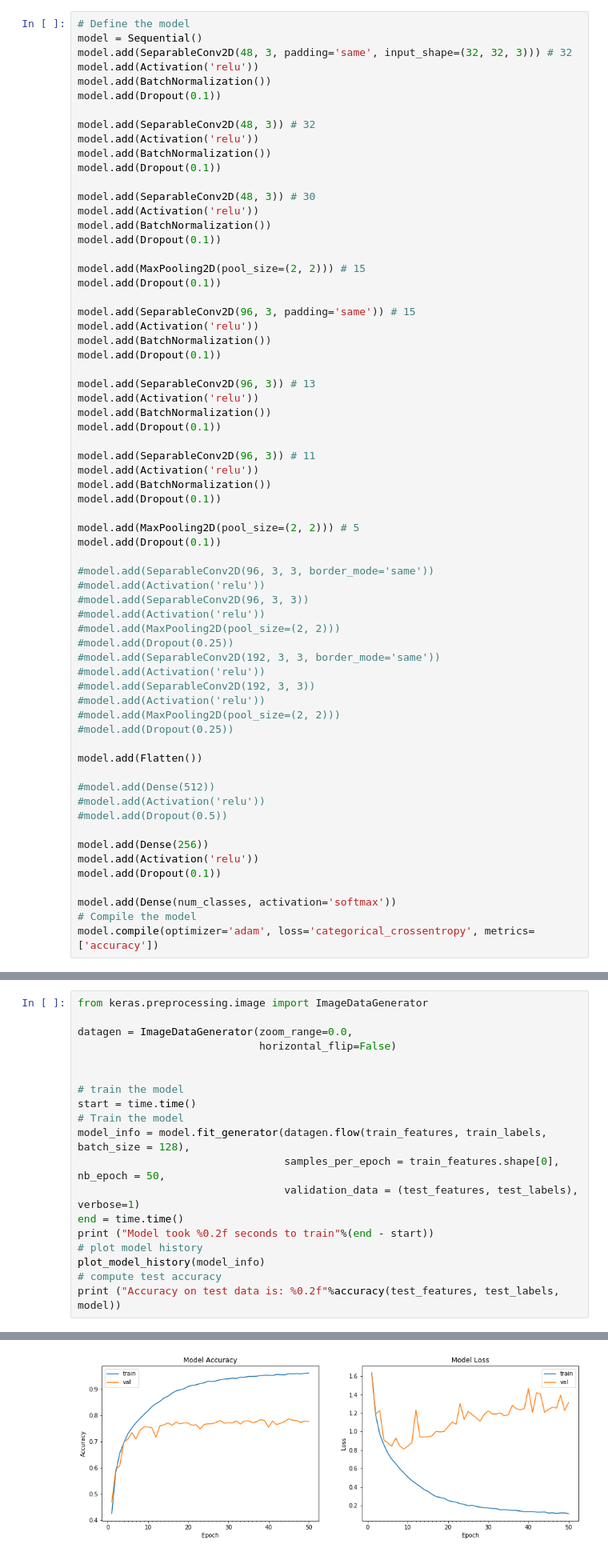
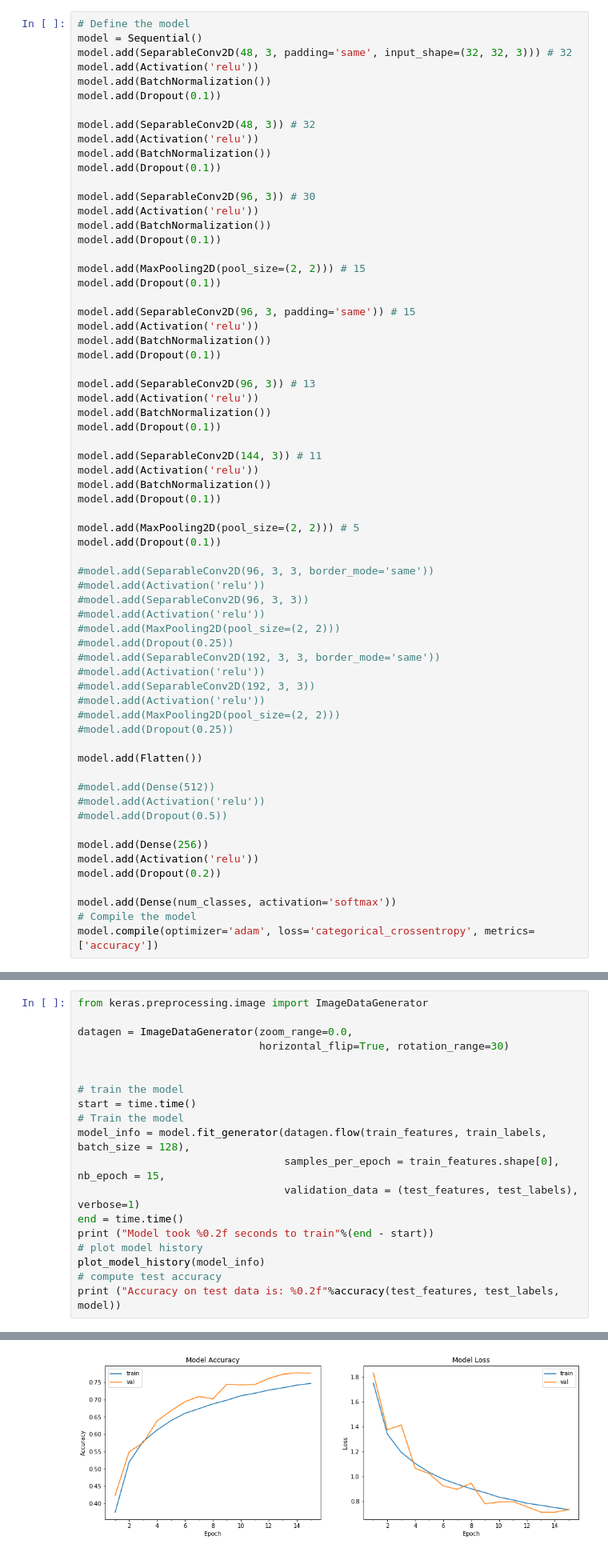
Before and after one commit to marsred/The_School_Of_AI, a Jupyter notebook: Session3/assignment.ipynb, the cells around one changed output, grey strips where cells are left out. Shown: that part at 80% size. Saved outputs shown, nothing was run; the diff lists cells and outputs as text.

```diff
--- a/Session3/assignment.ipynb
+++ b/Session3/assignment.ipynb
@@ -132,7 +132,7 @@ model.add(Activation('relu'))
 model.add(BatchNormalization())
 model.add(Dropout(0.1))
 
-model.add(SeparableConv2D(48, 3)) # 30
+model.add(SeparableConv2D(96, 3)) # 30
 model.add(Activation('relu'))
 model.add(BatchNormalization())
 model.add(Dropout(0.1))
@@ -150,7 +150,7 @@ model.add(Activation('relu'))
 model.add(BatchNormalization())
 model.add(Dropout(0.1))
 
-model.add(SeparableConv2D(96, 3)) # 11
+model.add(SeparableConv2D(144, 3)) # 11
 model.add(Activation('relu'))
 model.add(BatchNormalization())
 model.add(Dropout(0.1))
@@ -179,7 +179,7 @@ model.add(Flatten())
 
 model.add(Dense(256))
 model.add(Activation('relu'))
-model.add(Dropout(0.1))
+model.add(Dropout(0.2))
 
 model.add(Dense(num_classes, activation='softmax'))
 # Compile the model
@@ -208,14 +208,14 @@ _________________________________________________________________
 from keras.preprocessing.image import ImageDataGenerator
 
 datagen = ImageDataGenerator(zoom_range=0.0,
-                             horizontal_flip=False)
+                             horizontal_flip=True, rotation_range=30)
 
 
 # train the model
 start = time.time()
 # Train the model
 model_info = model.fit_generator(datagen.flow(train_features, train_labels, batch_size = 128),
-                                 samples_per_epoch = train_features.shape[0], nb_epoch = 50,
+                                 samples_per_epoch = train_features.shape[0], nb_epoch = 15,
                                  validation_data = (test_features, test_labels), verbose=1)
 end = time.time()
 print ("Model took %0.2f seconds to train"%(end - start))
@@ -244 +244 @@ Model took 2167.85 seconds to train
-[figure, old version]
+[figure, new version]
```
Also changed, not shown: parts of 3 cells of this notebook.
